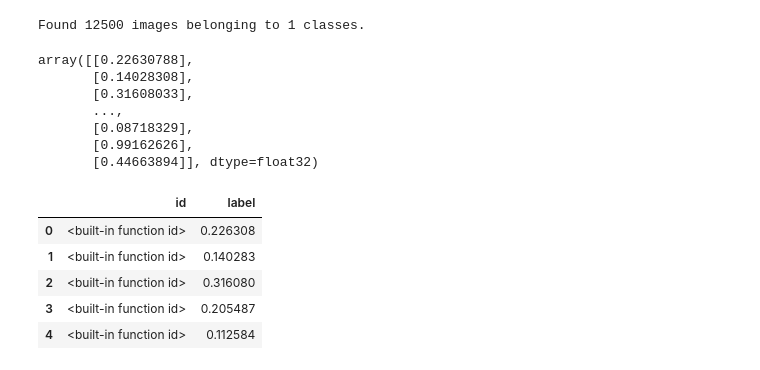
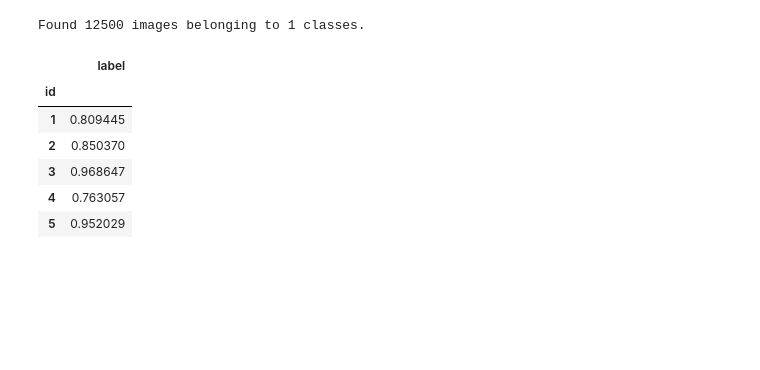
Before and after one commit to erinmcmahon26/Image-Recognizer, a Jupyter notebook: Image_Recognizer.ipynb, the cells around one changed output. Saved outputs shown, nothing was run; the diff lists cells and outputs as text; code cells hidden in the pictures; blank space fills up the shorter version.

Commit message:
added submission

```diff
--- a/Image_Recognizer.ipynb
+++ b/Image_Recognizer.ipynb
@@ -339,19 +339,9 @@ test = datagen.flow_from_directory('.', classes=['test'], batch_size=64, target_
 Found 12500 images belonging to 1 classes.
 # %%
 preds3 = model_3.predict(x=test, steps=len(test), verbose=0)
-# %%
-preds3
-# %% [output]
-array([[0.22630788],
-       [0.14028308],
-       [0.31608033],
-       ...,
-       [0.08718329],
-       [0.99162626],
-       [0.44663894]], dtype=float32)
 # %%
 predict_3 = pd.DataFrame(preds3)
-predict_3.index.rename('id', inplace=True)
+predict_3.index.rename("id", inplace=True)
 predict_3.index += 1
-predict_3.rename(columns={1: 'label'}, inplace=True)
-predict_3.drop(labels=0, axis=1, inplace=True)
+predict_3.rename(columns={0: 'label'}, inplace=True)
+#predict_3.drop(labels=0, axis=1, inplace=True)
@@ -360,9 +348,10 @@ submission1 = pd.DataFrame({"id": id, "label": [pred[0] for pred in preds3]})
 # %%
-submission1.head()
+predict_3.head()
 # %% [output]
-|  | id | label |
-| 0 | <built-in function id> | 0.226308 |
-| 1 | <built-in function id> | 0.140283 |
-| 2 | <built-in function id> | 0.316080 |
-| 3 | <built-in function id> | 0.205487 |
-| 4 | <built-in function id> | 0.112584 |
+|  | label |
+| id |  |
+| 1 | 0.809445 |
+| 2 | 0.850370 |
+| 3 | 0.968647 |
+| 4 | 0.763057 |
+| 5 | 0.952029 |
```
Also changed, not shown: parts of 2 cells of this notebook.
